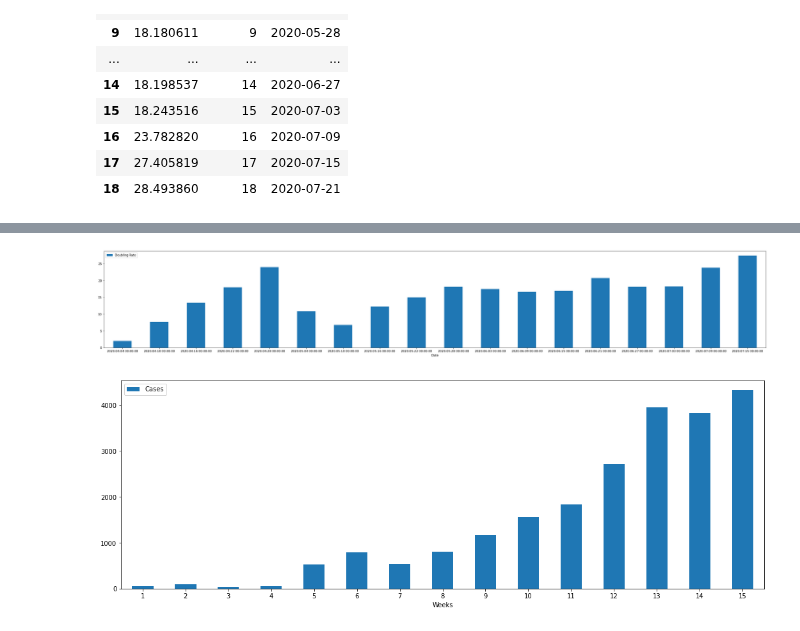
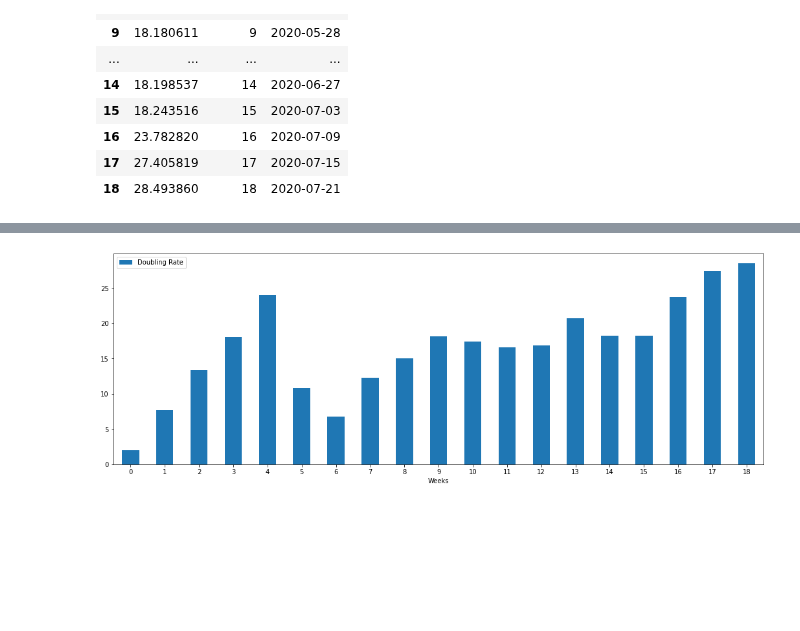
Before and after one commit to skbhere/COVID-19-Case-Forecasting, a Jupyter notebook: 01_TN.ipynb, the cells around one changed output, grey strips where cells are left out. Saved outputs shown, nothing was run; the diff lists cells and outputs as text; code cells hidden in the pictures; blank space fills up the shorter version.

```diff
--- a/01_TN.ipynb
+++ b/01_TN.ipynb
@@ -544,13 +523,8 @@ DRate
 # %%
 
 import datetime as dt
 
-ax = DRate.plot.bar(x='Date', y='DRate', rot=0,figsize=(40,6),label='Doubling Rate')
+ax = DRate.plot.bar(x='Weeks', y='DRate', rot=0,figsize=(18,6),label='Doubling Rate')
 plt.savefig('TN Doubling Rate')
 # %% [output]
-[figure, old version]
+[figure, new version]
-# %%
-
-ax1 = weekly.plot.bar(x='Weeks', y='Cases', rot=0,figsize=(18,6))
-# %% [output]
-[figure, removed]
```
Also changed, not shown: parts of 2 cells of this notebook.
